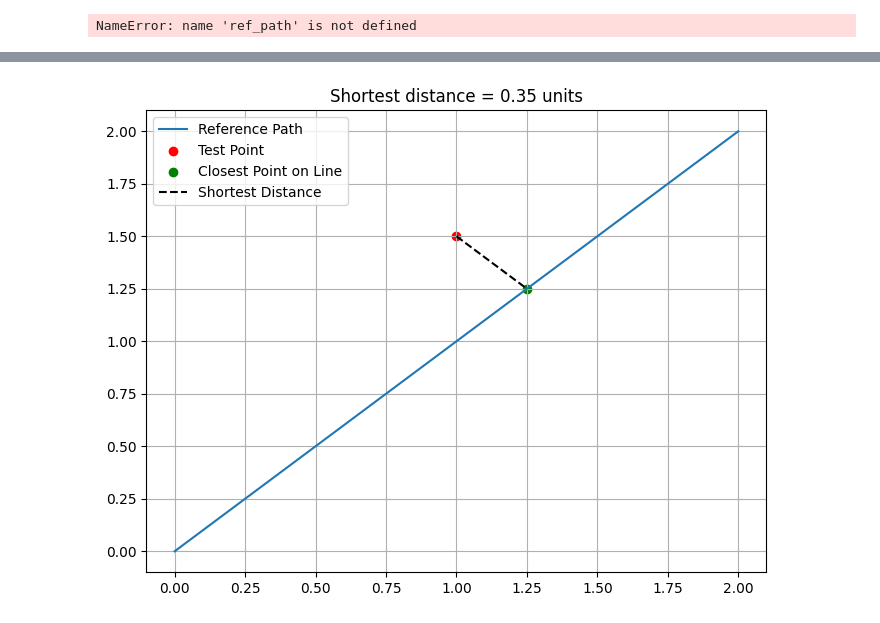
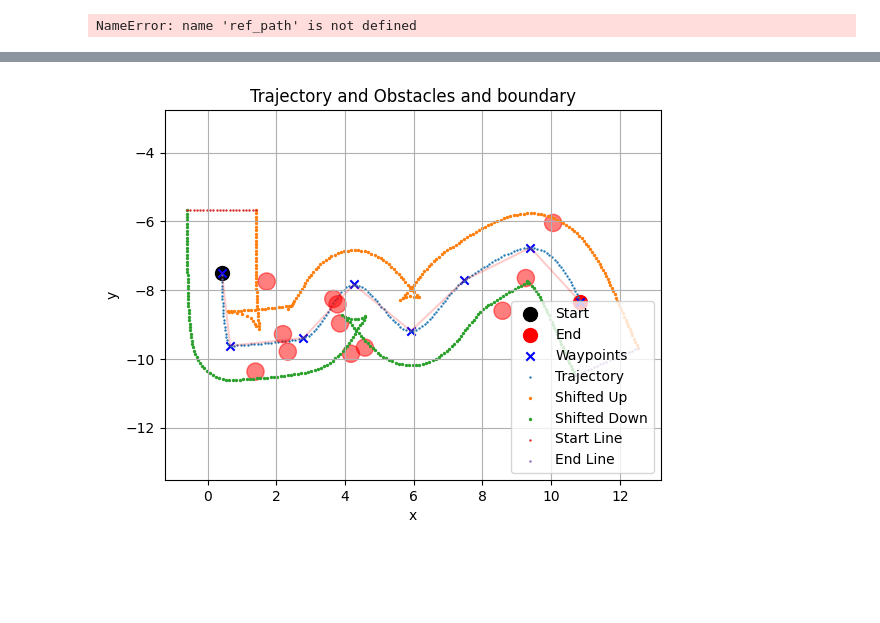
Before and after one commit to SpartanTan/RL-everything, a Jupyter notebook: torh_tutorial/lattic_planner.ipynb, the cells around one changed output, grey strips where cells are left out. Drawn from its saved outputs; the diff is of its cells as text; code cells hidden in the pictures; blank space fills up the shorter version.

```diff
--- a/torh_tutorial/lattic_planner.ipynb
+++ b/torh_tutorial/lattic_planner.ipynb
@@ -1201,50 +1203,8 @@ while True:
-# %%
-import numpy as np
-import matplotlib.pyplot as plt
-from shapely.geometry import Point, LineString
-
-# Define the start and end points
-start = np.array([0.0, 0.0])
-end = np.array([2.0, 2.0])
-
-# Number of points in the reference path
-N = 50
-
-# Generate the reference path
-ref_path = np.linspace(start, end, N)
-
-def find_closest_point_on_line(point, ref_path):
-    # Create LineString object from reference path
-    line = LineString(ref_path)
-
-    # Create Point object from input point
-    p = Point(point)
-
-    # Find the closest point on the line
-    closest_point_on_line = line.interpolate(line.project(p))
-
-    # Calculate the distance to the closest point
-    distance = p.distance(closest_point_on_line)
-
-    return closest_point_on_line, distance
-
-test_point = np.array([1.0, 1.5])
-
-# Find the closest point on the reference path to the test point
-closest_point, distance = find_closest_point_on_line(test_point, ref_path)
-
-# Convert the closest_point to a numpy array
-closest_point_array = np.array(closest_point.coords)[0]
-
-# Plot the reference path, test point, and closest point
-plt.figure(figsize=(8, 6))
-plt.plot(ref_path[:, 0], ref_path[:, 1], label='Reference Path')
-plt.scatter(*test_point, color='red', label='Test Point')
-plt.scatter(*closest_point_array, color='green', label='Closest Point on Line')
-plt.plot([test_point[0], closest_point_array[0]], [test_point[1], closest_point_array[1]], 'k--', label='Shortest Distance')
-plt.legend()
-plt.grid(True)
-plt.title(f'Shortest distance = {distance:.2f} units')
-plt.show()
-# %% [output]
-[figure, removed]
+# %%
+from env_path import Path
+testPath = Path(trajectory_point_interval=0.1,
+                    No=12, Nw=8, Lp=15, mu_r=0.25, sigma_d=0.8, shift_distance=1)
+testPath.reset()
+testPath.render()
+# %% [output]
+[figure, added]
```
Also changed, not shown: parts of 5 cells of this notebook, 3 other files.
